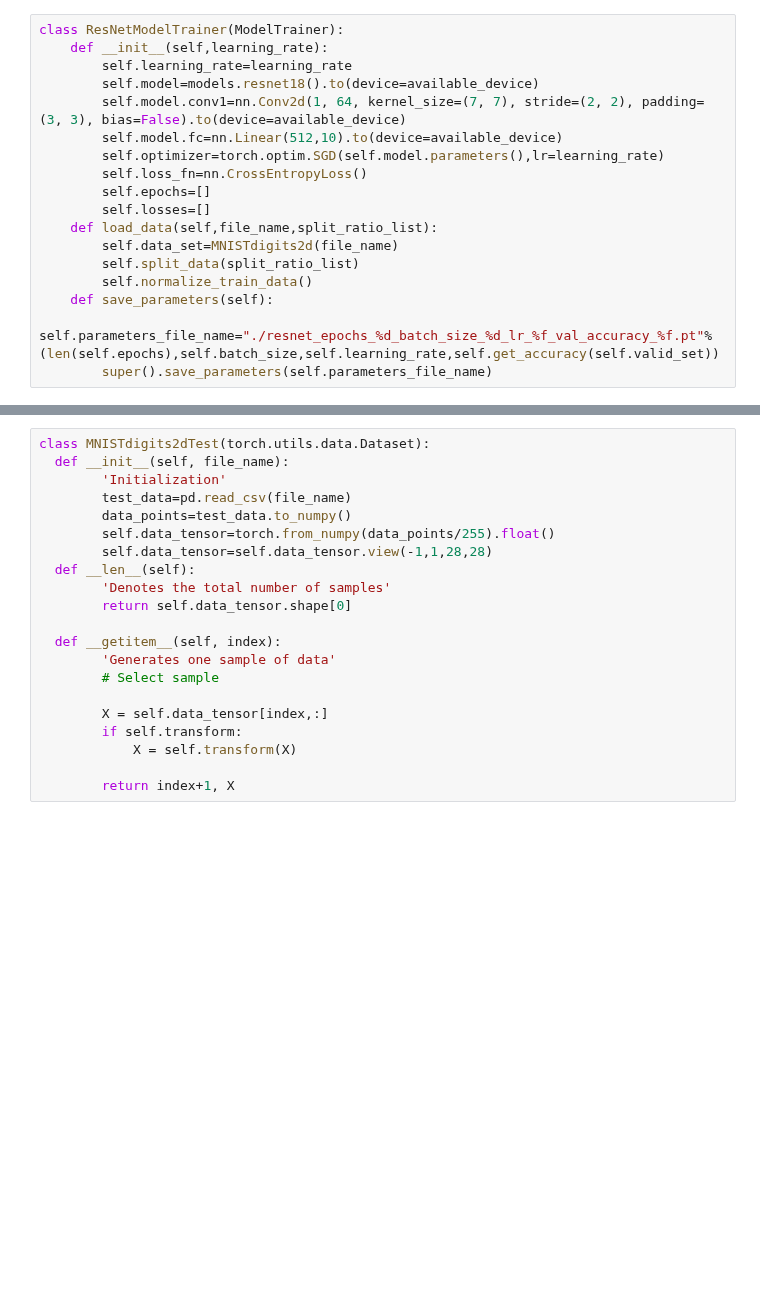
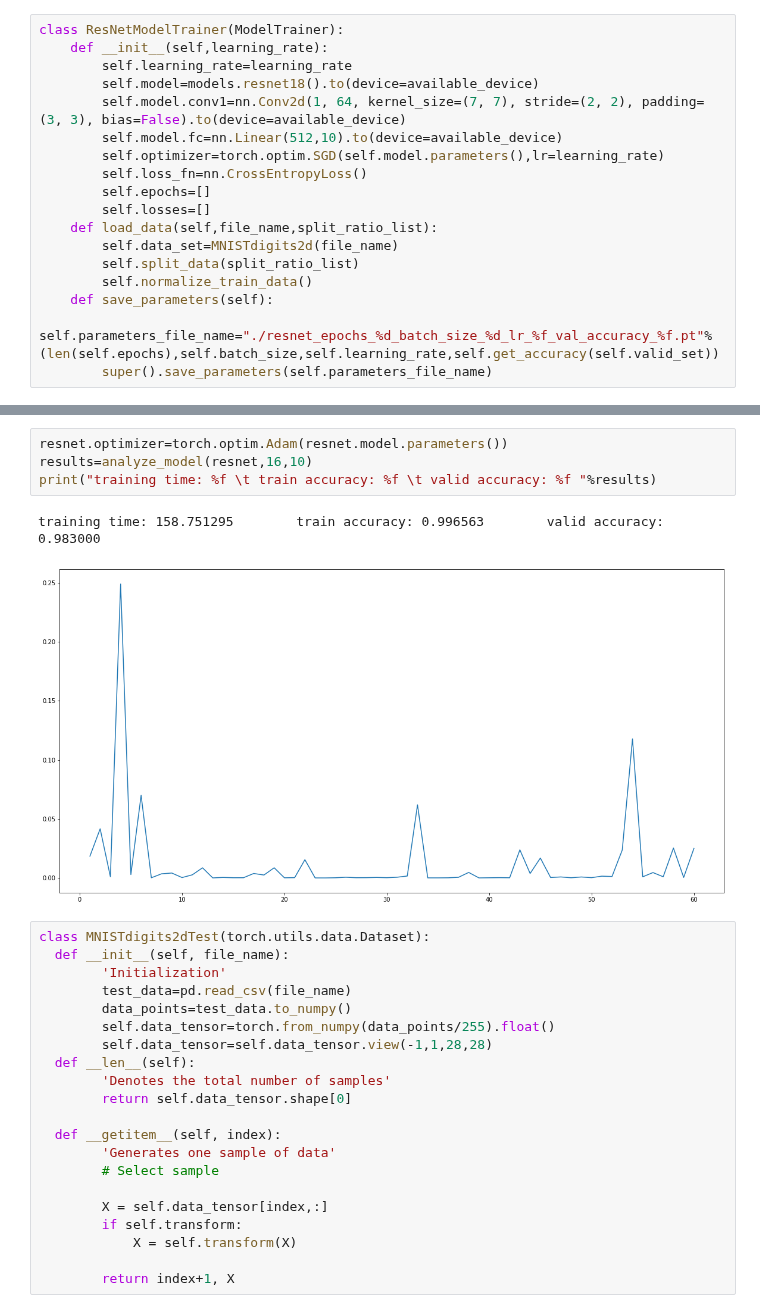
Before and after one commit to Marcin-Kisielowski/MNIST, a Jupyter notebook: mnist-resnet18.ipynb, the cells around one changed output, grey strips where cells are left out. Drawn from its saved outputs; the diff is of its cells as text; blank space fills up the shorter version.

```diff
--- a/mnist-resnet18.ipynb
+++ b/mnist-resnet18.ipynb
@@ -176,3 +200,10 @@ print("training time: %f \t train accuracy: %f \t valid accuracy: %f "%results)
+# %%
+resnet.optimizer=torch.optim.Adam(resnet.model.parameters())
+results=analyze_model(resnet,16,10)
+print("training time: %f \t train accuracy: %f \t valid accuracy: %f "%results)
+# %% [output]
+training time: 158.751295        train accuracy: 0.996563        valid accuracy: 0.983000
+[figure, added]
 # %%
 class MNISTdigits2dTest(torch.utils.data.Dataset):
   def __init__(self, file_name):
```
Also changed, not shown: parts of 7 cells of this notebook.
